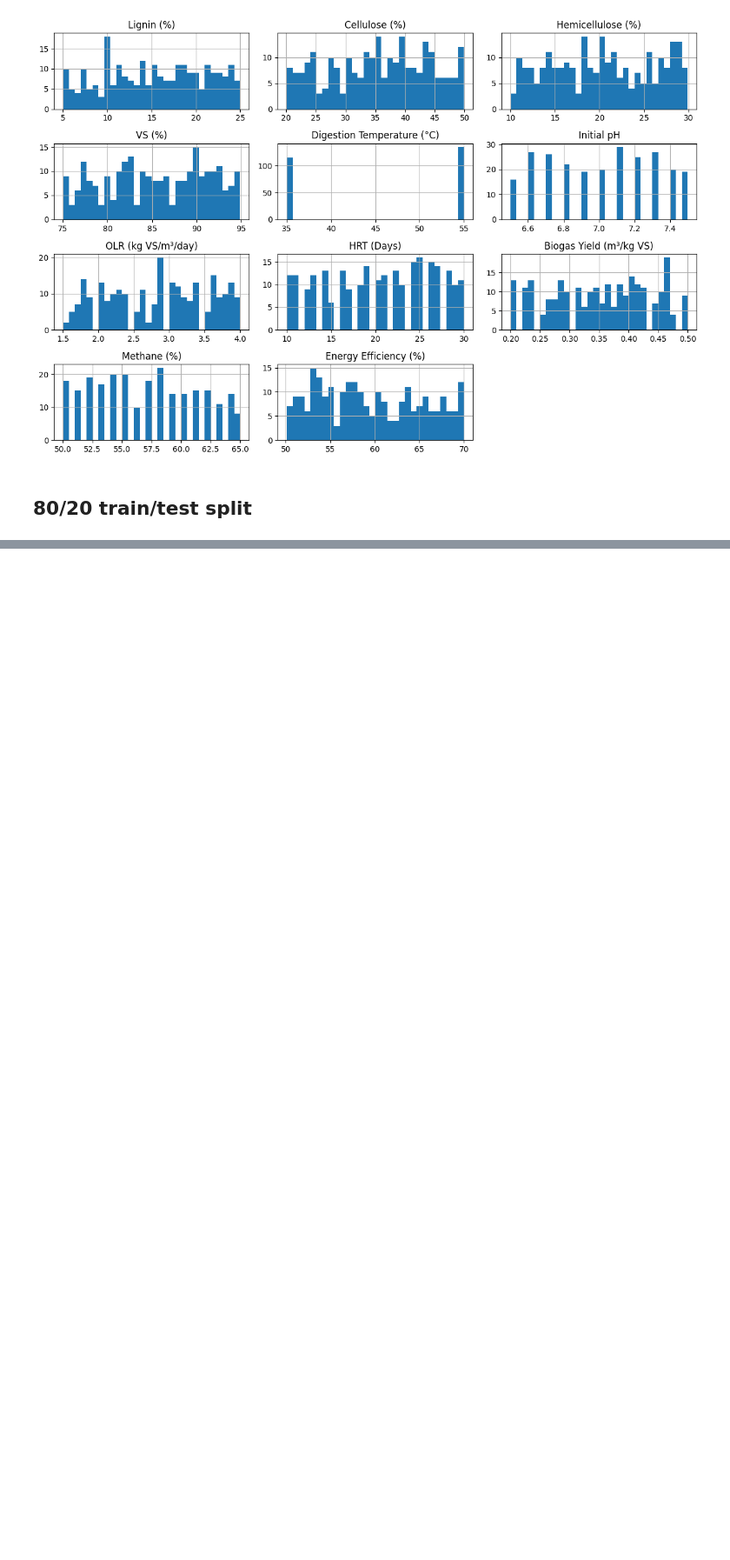
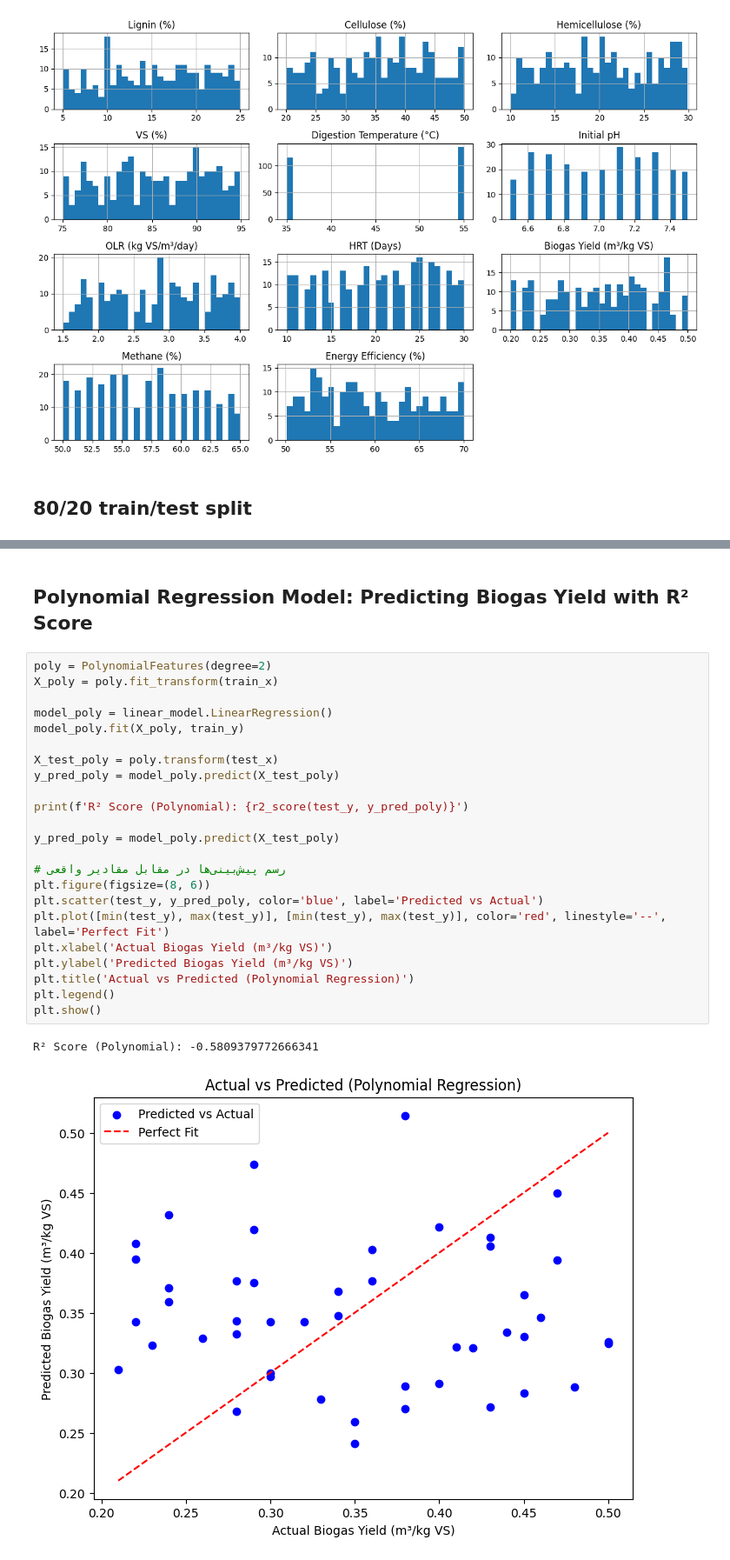
Before and after one commit to alireza8686/biogas-biocomposite-prediction, a Jupyter notebook: main.ipynb, the cells around one changed output, grey strips where cells are left out. Shown at 87% size. Saved outputs shown, nothing was run; the diff lists cells and outputs as text; blank space fills up the shorter version.

```diff
--- a/main.ipynb
+++ b/main.ipynb
@@ -64,0 +193,28 @@ plt.show()
+# %% [markdown]
+## Polynomial Regression Model: Predicting Biogas Yield with R² Score
+# %%
+poly = PolynomialFeatures(degree=2)
+X_poly = poly.fit_transform(train_x)
+
+model_poly = linear_model.LinearRegression()
+model_poly.fit(X_poly, train_y)
+
+X_test_poly = poly.transform(test_x)
+y_pred_poly = model_poly.predict(X_test_poly)
+
+print(f'R² Score (Polynomial): {r2_score(test_y, y_pred_poly)}')
+
+y_pred_poly = model_poly.predict(X_test_poly)
+
+# رسم پیش‌بینی‌ها در مقابل مقادیر واقعی
+plt.figure(figsize=(8, 6))
+plt.scatter(test_y, y_pred_poly, color='blue', label='Predicted vs Actual')
+plt.plot([min(test_y), max(test_y)], [min(test_y), max(test_y)], color='red', linestyle='--', label='Perfect Fit')
+plt.xlabel('Actual Biogas Yield (m³/kg VS)')
+plt.ylabel('Predicted Biogas Yield (m³/kg VS)')
+plt.title('Actual vs Predicted (Polynomial Regression)')
+plt.legend()
+plt.show()
+# %% [output]
+R² Score (Polynomial): -0.5809379772666341
+[figure, added]
```
Also changed, not shown: parts of 23 cells of this notebook.
